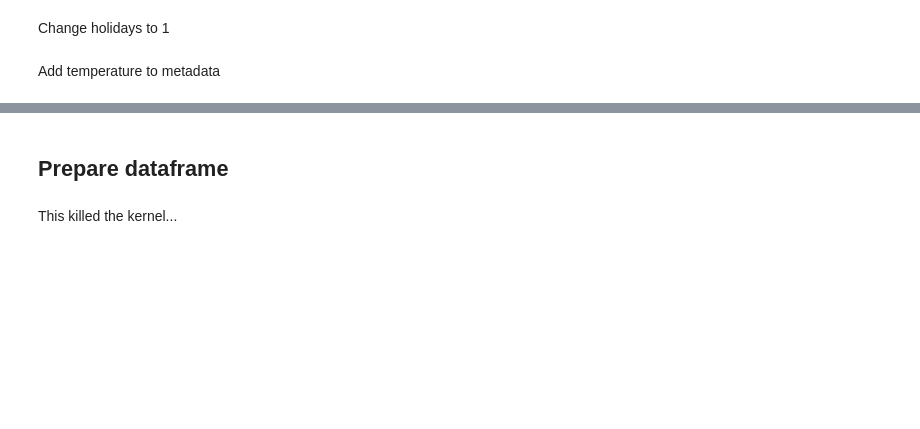
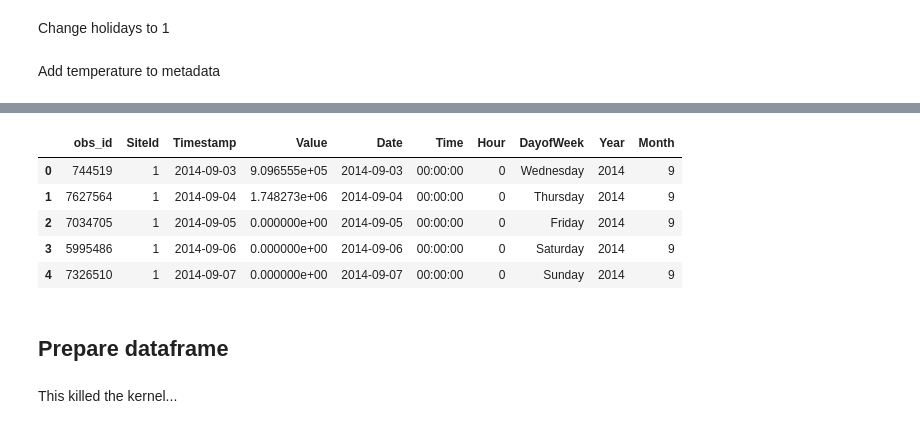
Before and after one commit to kzhao682/Power_Law_Forecast, a Jupyter notebook: Data_Cleaning.ipynb, the cells around one changed output, grey strips where cells are left out. Saved outputs shown, nothing was run; the diff lists cells and outputs as text; code cells hidden in the pictures; blank space fills up the shorter version.

```diff
--- a/Data_Cleaning.ipynb
+++ b/Data_Cleaning.ipynb
@@ -140,3 +151,12 @@ submission_format = pickle.load(open('submission_format.p', 'rb'))
+# %%
+train.head()
+# %% [output]
+|  | obs_id | SiteId | Timestamp | Value | Date | Time | Hour | DayofWeek | Year | Month |
+| 0 | 744519 | 1 | 2014-09-03 | 9.096555e+05 | 2014-09-03 | 00:00:00 | 0 | Wednesday | 2014 | 9 |
+| 1 | 7627564 | 1 | 2014-09-04 | 1.748273e+06 | 2014-09-04 | 00:00:00 | 0 | Thursday | 2014 | 9 |
+| 2 | 7034705 | 1 | 2014-09-05 | 0.000000e+00 | 2014-09-05 | 00:00:00 | 0 | Friday | 2014 | 9 |
+| 3 | 5995486 | 1 | 2014-09-06 | 0.000000e+00 | 2014-09-06 | 00:00:00 | 0 | Saturday | 2014 | 9 |
+| 4 | 7326510 | 1 | 2014-09-07 | 0.000000e+00 | 2014-09-07 | 00:00:00 | 0 | Sunday | 2014 | 9 |
 # %% [markdown]
 ## Prepare dataframe
 # %%
```
Also changed, not shown: parts of 2 cells of this notebook, 4 other files.
